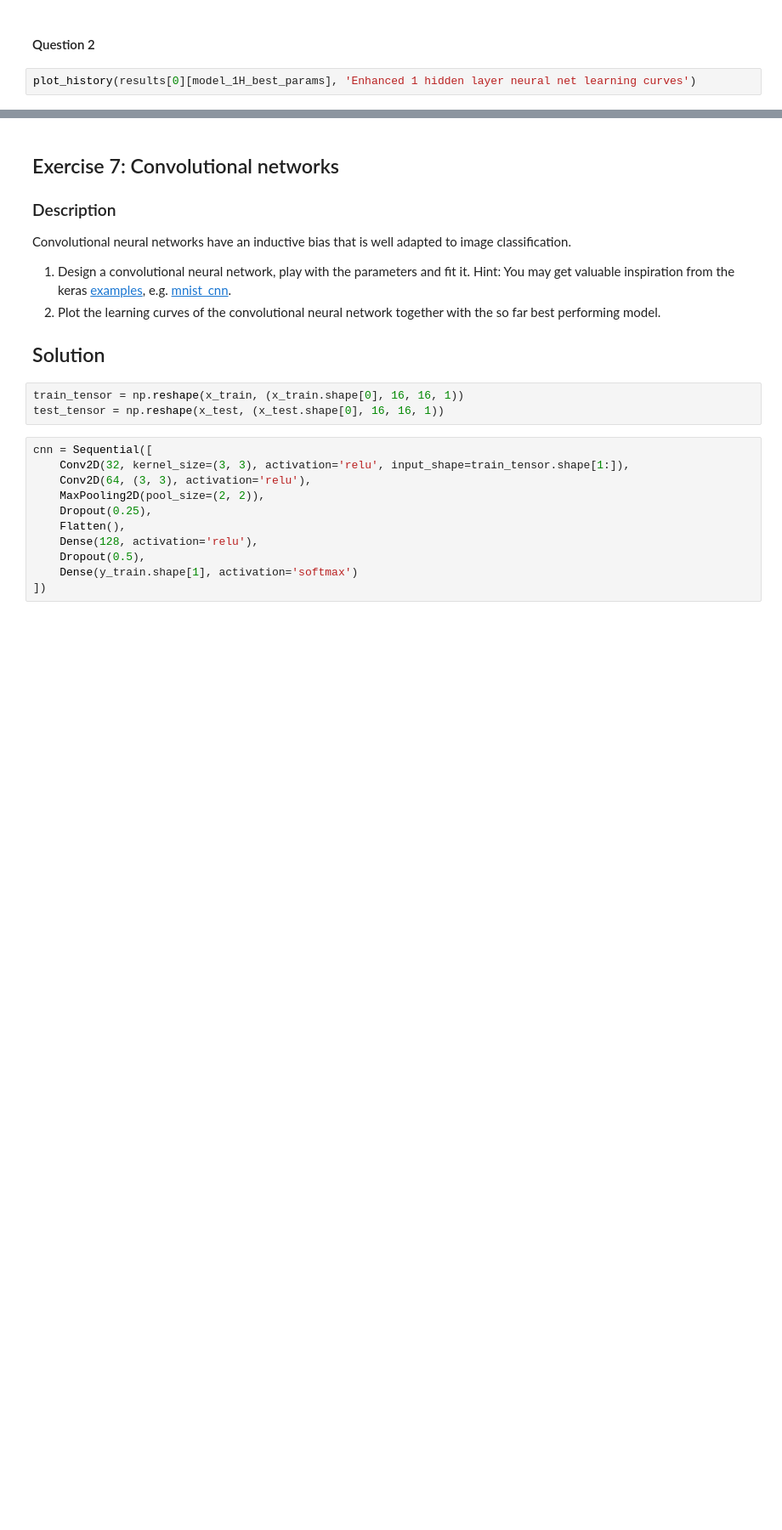
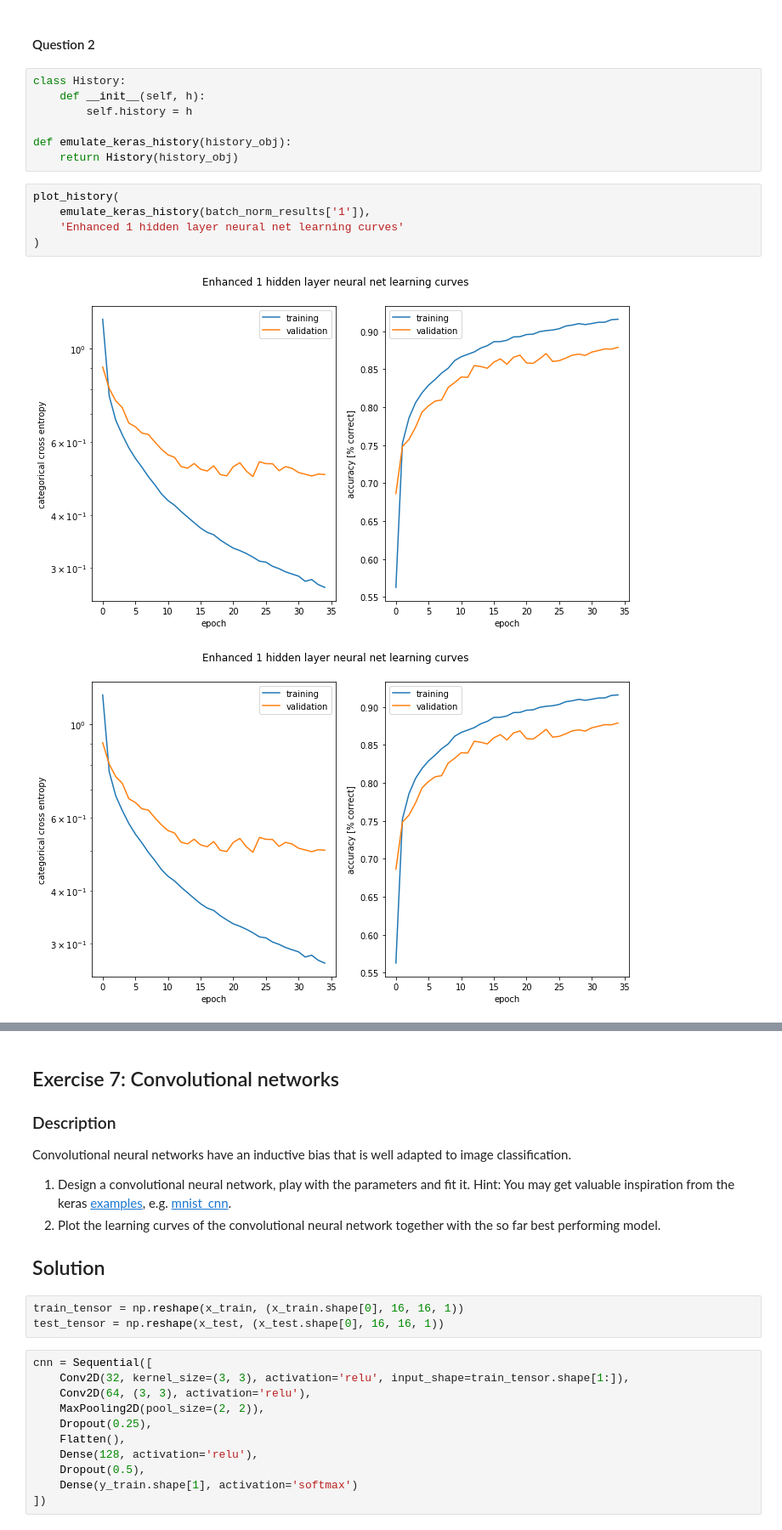
Before and after one commit to Amaumaury/ArtificialNeuralNetworks, a Jupyter notebook: miniproject1.ipynb, the cells around one changed output, grey strips where cells are left out. Shown at 85% size. Saved outputs shown, nothing was run; the diff lists cells and outputs as text; blank space fills up the shorter version.

Commit message:
Plot enhanced model's curves

```diff
--- a/miniproject1.ipynb
+++ b/miniproject1.ipynb
@@ -993,5 +997,18 @@ h.history['val_acc'][-1]
 # %% [markdown]
 #### Question 2
+# %%
+class History:
+    def __init__(self, h):
+        self.history = h
+
+def emulate_keras_history(history_obj):
+    return History(history_obj)
 # %%
-plot_history(results[0][model_1H_best_params], 'Enhanced 1 hidden layer neural net learning curves')
+plot_history(
+    emulate_keras_history(batch_norm_results['1']),
+    'Enhanced 1 hidden layer neural net learning curves'
+)
+# %% [output]
+[figure, added]
+[figure, added]
 # %%
```
Also changed, not shown: parts of 2 cells of this notebook.
